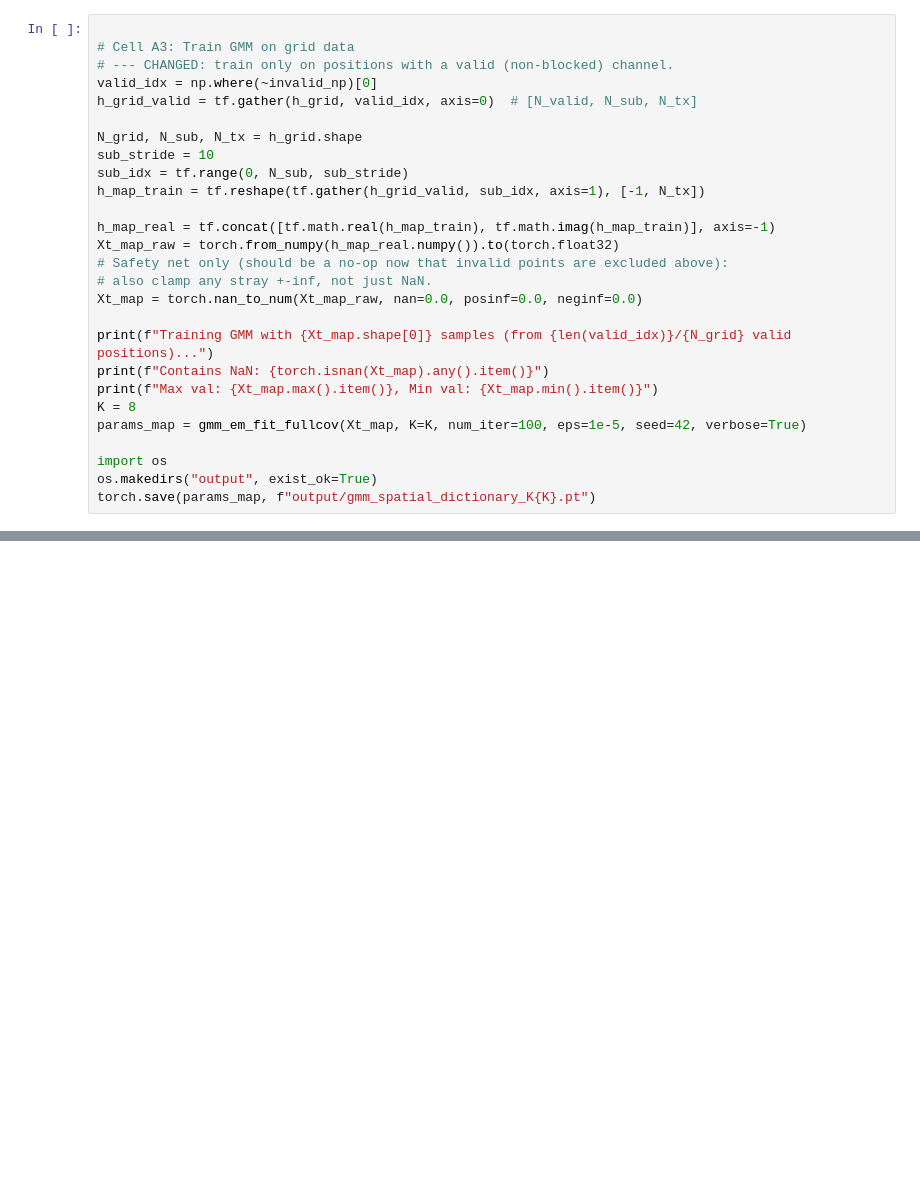
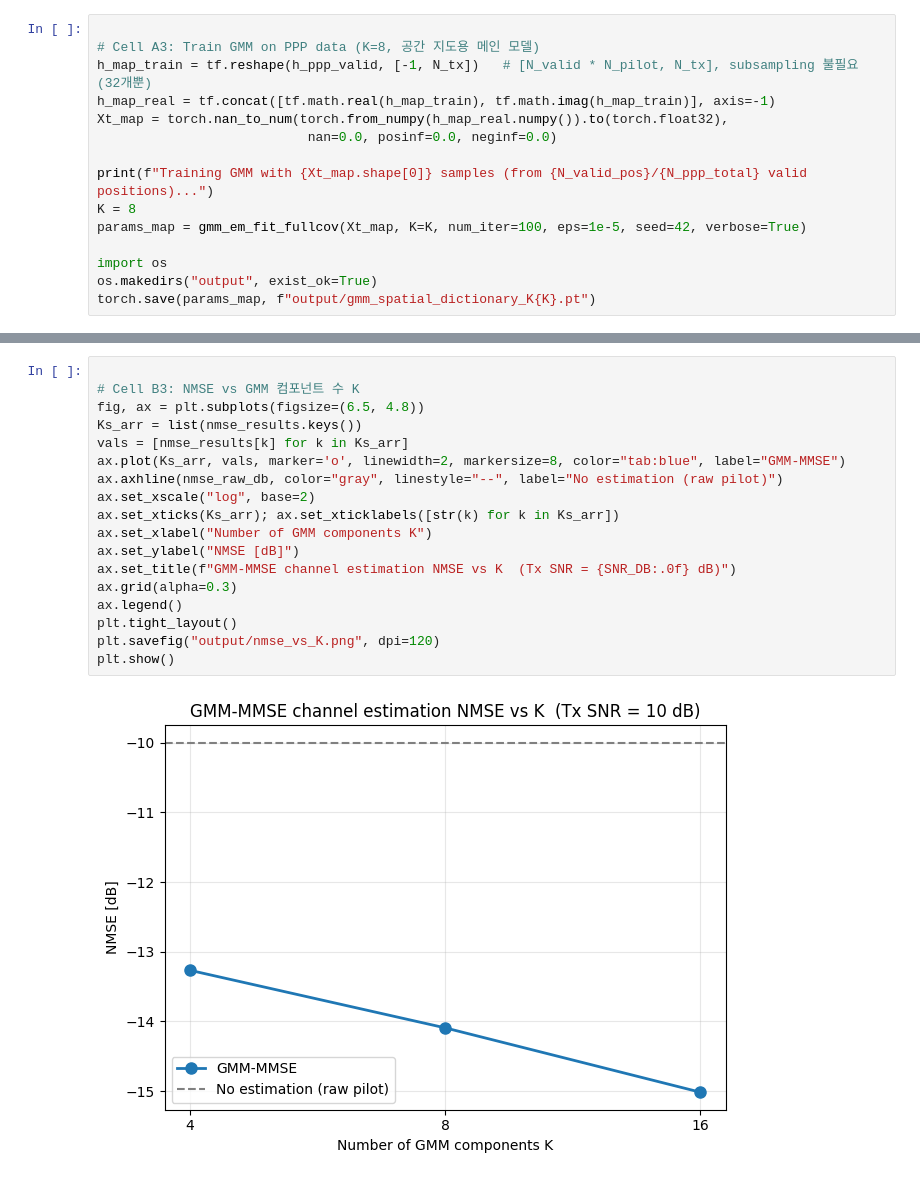
Before and after one commit to EoJinS/SNIC2026, a Jupyter notebook: GMM_static_POSTECH.ipynb, the cells around one changed output, grey strips where cells are left out. Saved outputs shown, nothing was run; the diff lists cells and outputs as text; blank space fills up the shorter version.

```diff
--- a/GMM_static_POSTECH.ipynb
+++ b/GMM_static_POSTECH.ipynb
@@ -422,24 +496,12 @@ tau_grid.shape : (3600, 1, 11)
 # %%
 
-# Cell A3: Train GMM on grid data
-# --- CHANGED: train only on positions with a valid (non-blocked) channel.
-valid_idx = np.where(~invalid_np)[0]
-h_grid_valid = tf.gather(h_grid, valid_idx, axis=0)  # [N_valid, N_sub, N_tx]
+# Cell A3: Train GMM on PPP data (K=8, 공간 지도용 메인 모델)
+h_map_train = tf.reshape(h_ppp_valid, [-1, N_tx])   # [N_valid * N_pilot, N_tx], subsampling 불필요 (32개뿐)
+h_map_real = tf.concat([tf.math.real(h_map_train), tf.math.imag(h_map_train)], axis=-1)
+Xt_map = torch.nan_to_num(torch.from_numpy(h_map_real.numpy()).to(torch.float32),
+                           nan=0.0, posinf=0.0, neginf=0.0)
 
-N_grid, N_sub, N_tx = h_grid.shape
-sub_stride = 10
-sub_idx = tf.range(0, N_sub, sub_stride)
-h_map_train = tf.reshape(tf.gather(h_grid_valid, sub_idx, axis=1), [-1, N_tx])
-
-h_map_real = tf.concat([tf.math.real(h_map_train), tf.math.imag(h_map_train)], axis=-1)
-Xt_map_raw = torch.from_numpy(h_map_real.numpy()).to(torch.float32)
-# Safety net only (should be a no-op now that invalid points are excluded above):
-# also clamp any stray +-inf, not just NaN.
-Xt_map = torch.nan_to_num(Xt_map_raw, nan=0.0, posinf=0.0, neginf=0.0)
-
-print(f"Training GMM with {Xt_map.shape[0]} samples (from {len(valid_idx)}/{N_grid} valid positions)...")
-print(f"Contains NaN: {torch.isnan(Xt_map).any().item()}")
-print(f"Max val: {Xt_map.max().item()}, Min val: {Xt_map.min().item()}")
+print(f"Training GMM with {Xt_map.shape[0]} samples (from {N_valid_pos}/{N_ppp_total} valid positions)...")
 K = 8
 params_map = gmm_em_fit_fullcov(Xt_map, K=K, num_iter=100, eps=1e-5, seed=42, verbose=True)
 
@@ -527,0 +674,20 @@ plt.show()
+# %%
+
+# Cell B3: NMSE vs GMM 컴포넌트 수 K
+fig, ax = plt.subplots(figsize=(6.5, 4.8))
+Ks_arr = list(nmse_results.keys())
+vals = [nmse_results[k] for k in Ks_arr]
+ax.plot(Ks_arr, vals, marker='o', linewidth=2, markersize=8, color="tab:blue", label="GMM-MMSE")
+ax.axhline(nmse_raw_db, color="gray", linestyle="--", label="No estimation (raw pilot)")
+ax.set_xscale("log", base=2)
+ax.set_xticks(Ks_arr); ax.set_xticklabels([str(k) for k in Ks_arr])
+ax.set_xlabel("Number of GMM components K")
+ax.set_ylabel("NMSE [dB]")
+ax.set_title(f"GMM-MMSE channel estimation NMSE vs K  (Tx SNR = {SNR_DB:.0f} dB)")
+ax.grid(alpha=0.3)
+ax.legend()
+plt.tight_layout()
+plt.savefig("output/nmse_vs_K.png", dpi=120)
+plt.show()
+# %% [output]
+[figure, added]
```
Also changed, not shown: parts of 16 cells of this notebook, 1 other file.
